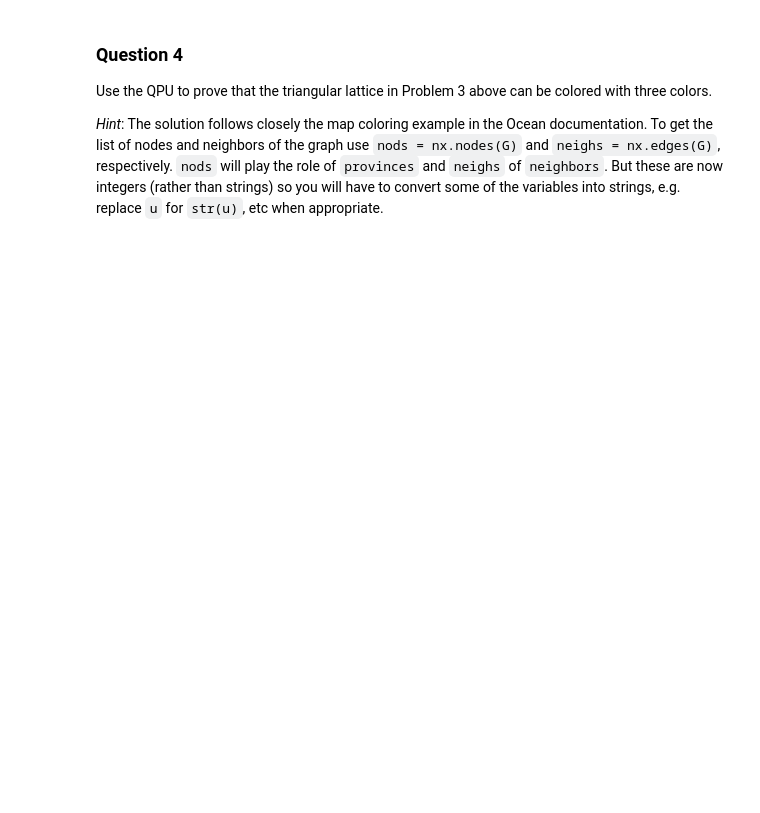
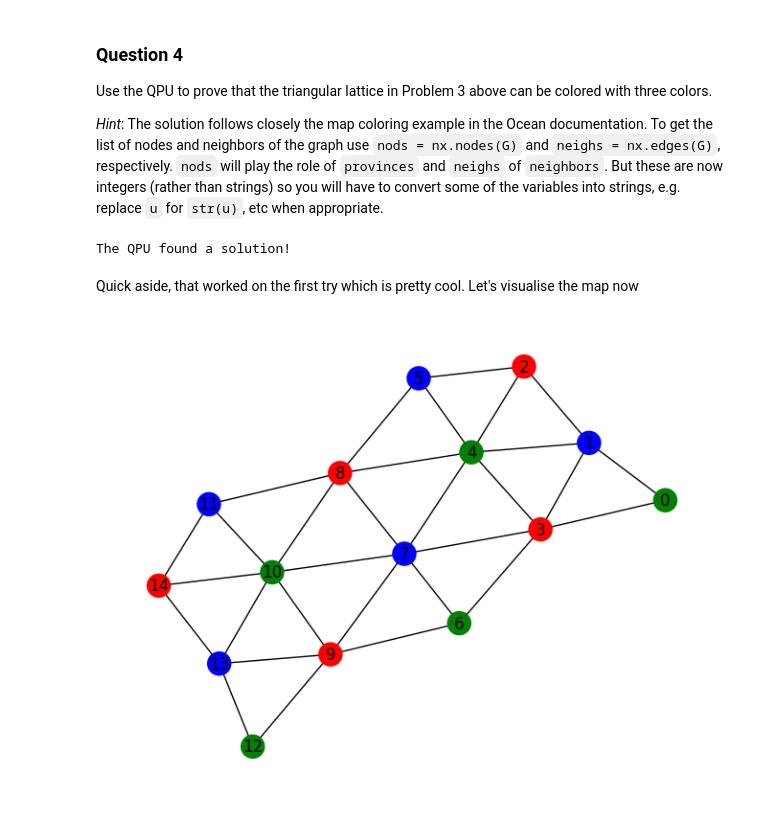
Before and after one commit to AaronCohen21/PHYS223_DWaveLeap_Demos, a Jupyter notebook: A6.ipynb, the cells around one changed output. Saved outputs shown, nothing was run; the diff lists cells and outputs as text; code cells hidden in the pictures; blank space fills up the shorter version.

```diff
--- a/A6.ipynb
+++ b/A6.ipynb
@@ -58,3 +165,51 @@ nx.draw(G, with_labels=True, font_weight='bold')
 Use the QPU to prove that the triangular lattice in Problem 3 above can be colored with three colors.
 
 *Hint*: The solution follows closely the map coloring example in the Ocean documentation. To get the list of nodes and neighbors of the graph use `nods = nx.nodes(G)` and `neighs = nx.edges(G)`, respectively. `nods` will play the role of `provinces` and `neighs` of `neighbors`. But these are now integers (rather than strings) so you will have to convert some of the variables into strings, e.g. replace `u` for `str(u)`, etc when appropriate.
+# %%
+nods = nx.nodes(G)
+neighs = nx.edges(G)
+
+# setting up the one-hot constraints to color each node either red green or blue
+# this will hold all important linear coefficients and a ton of useless quadradic coefficients (since no nodes are connected to themselves)
+colors = ['r', 'g', 'b']
+bqmQ4 = BinaryQuadraticModel('BINARY')
+for nod in nods:
+    bqmQ4.update(combinations([f'{nod}_{c}' for c in colors], 1))
+
+# create a bqm that adds energy for combinations of neighbors that have the same color. This penalizes neighbors with the same color which helps us get closer to our goal as neighbors with different colors have no energy penalty
+# this will hold all important quadradic coefficients (the energy penalties)
+bqmQ4Neighbors = BinaryQuadraticModel('BINARY')
+for neigh in neighs:
+    for c in colors:
+        # adding the quadradic coefficient where the colors are the same is how we create the penalty
+        bqmQ4Neighbors.add_quadratic(f'{neigh[0]}_{c}', f'{neigh[1]}_{c}', 1)
+
+# Now that we have two bqm's holding information for our linear coefficients and quadradic coefficients, we can combine them and try to solve it with the QPU
+bqmQ4 = bqmQ4 + bqmQ4Neighbors
+# %%
+# try to solve the bqm
+responseQ4 = sampler_6.sample(bqmQ4, num_reads=1000)
+if (responseQ4.first.energy > 0):
+    print("Didn't solve it :(")
+else:
+    print('The QPU found a solution!')
+# %% [output]
+The QPU found a solution!
+# %% [markdown]
+Quick aside, that worked on the first try which is pretty cool. Let's visualise the map now
+# %%
+Gcolored = nx.Graph()
+Gcolored.add_nodes_from(nods)
+Gcolored.add_edges_from(neighs)
+
+nodeColors = {}
+for nod in nods:
+    for c in colors:
+        # if the current node/color pair we have is in the solution found by the QPU add that node/color pair to the nodeColors dictionary
+        if responseQ4.first.sample[f'{nod}_{c}']:
+            nodeColors[nod] = c
+
+nx.draw(Gcolored, with_labels=True, node_color=[nodeColors.get(nod) for nod in Gcolored.nodes()], cmap=plt.cm.rainbow)
+plt.show()
+# %% [output]
+[figure, added]
```
Also changed, not shown: parts of 10 cells of this notebook.
